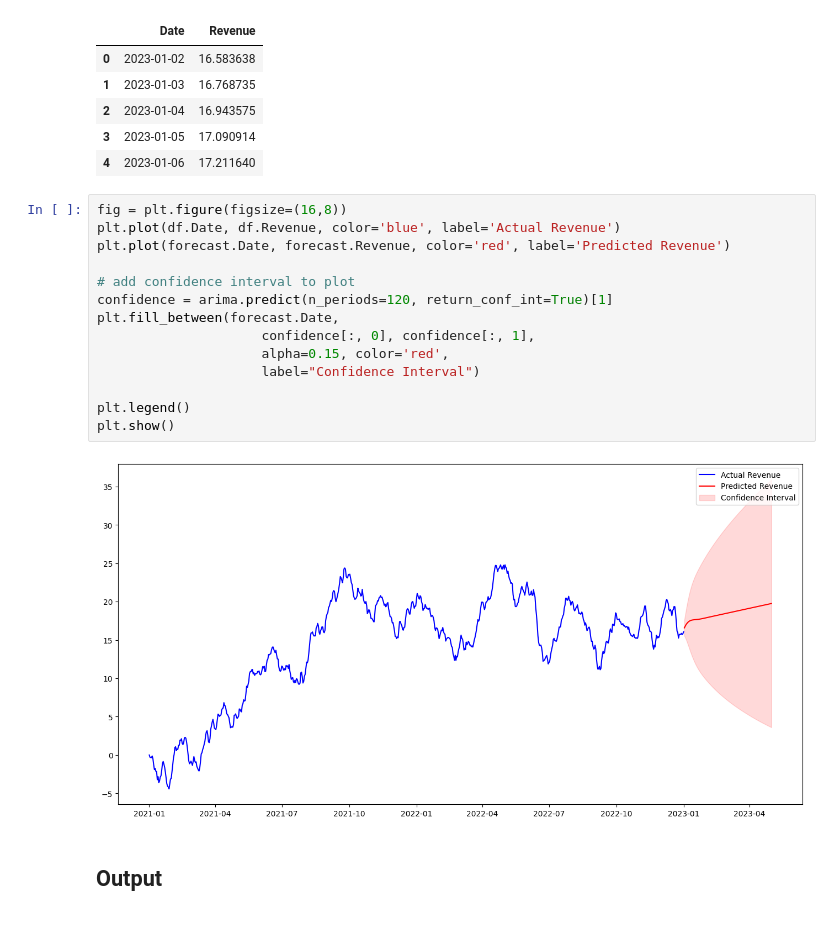
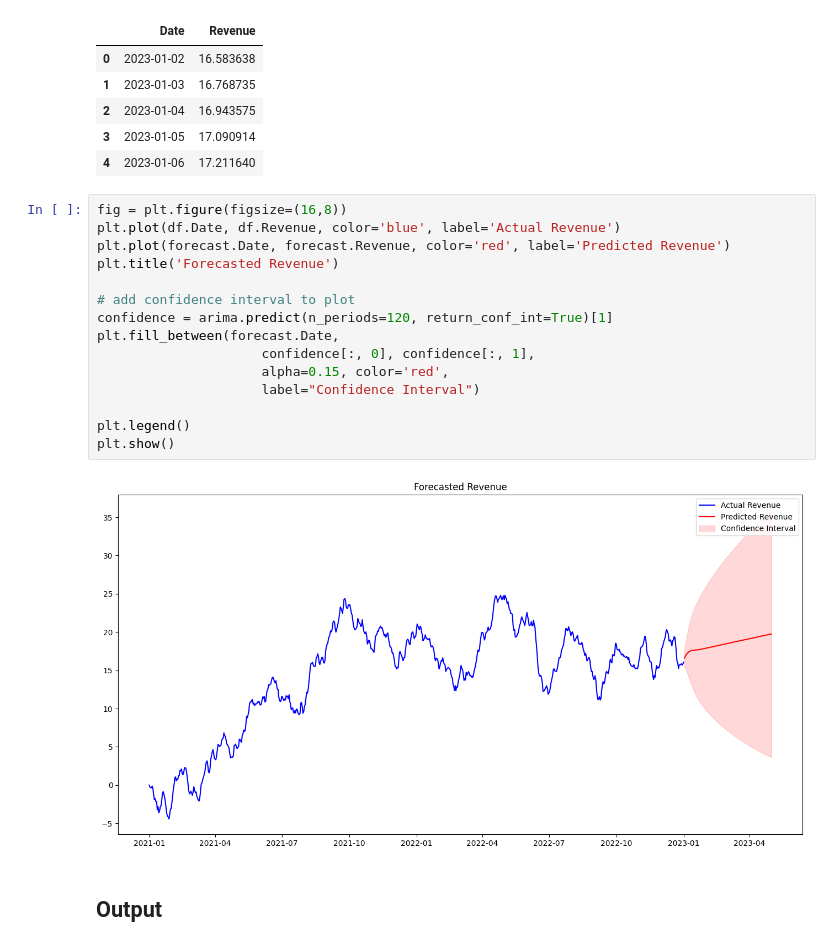
Before and after one commit to sjo1403/advanced-data-analytics, a Jupyter notebook: D213 Task 1.ipynb, the cells around one changed output. Cells and saved outputs as stored; diff of their text form.

```diff
--- a/D213 Task 1.ipynb
+++ b/D213 Task 1.ipynb
@@ -322,19 +321,20 @@ forecast.head(5)
 # %%
 fig = plt.figure(figsize=(16,8))
 plt.plot(df.Date, df.Revenue, color='blue', label='Actual Revenue')
 plt.plot(forecast.Date, forecast.Revenue, color='red', label='Predicted Revenue')
+plt.title('Forecasted Revenue')
 
 # add confidence interval to plot
 confidence = arima.predict(n_periods=120, return_conf_int=True)[1]
 plt.fill_between(forecast.Date,
                      confidence[:, 0], confidence[:, 1],
                      alpha=0.15, color='red',
                      label="Confidence Interval")
 
 plt.legend()
 plt.show()
 # %% [output]
-[figure, old version]
+[figure, new version]
 # %% [markdown]
 ## Output
 # %%
```
Also changed, not shown: parts of 15 cells of this notebook.
